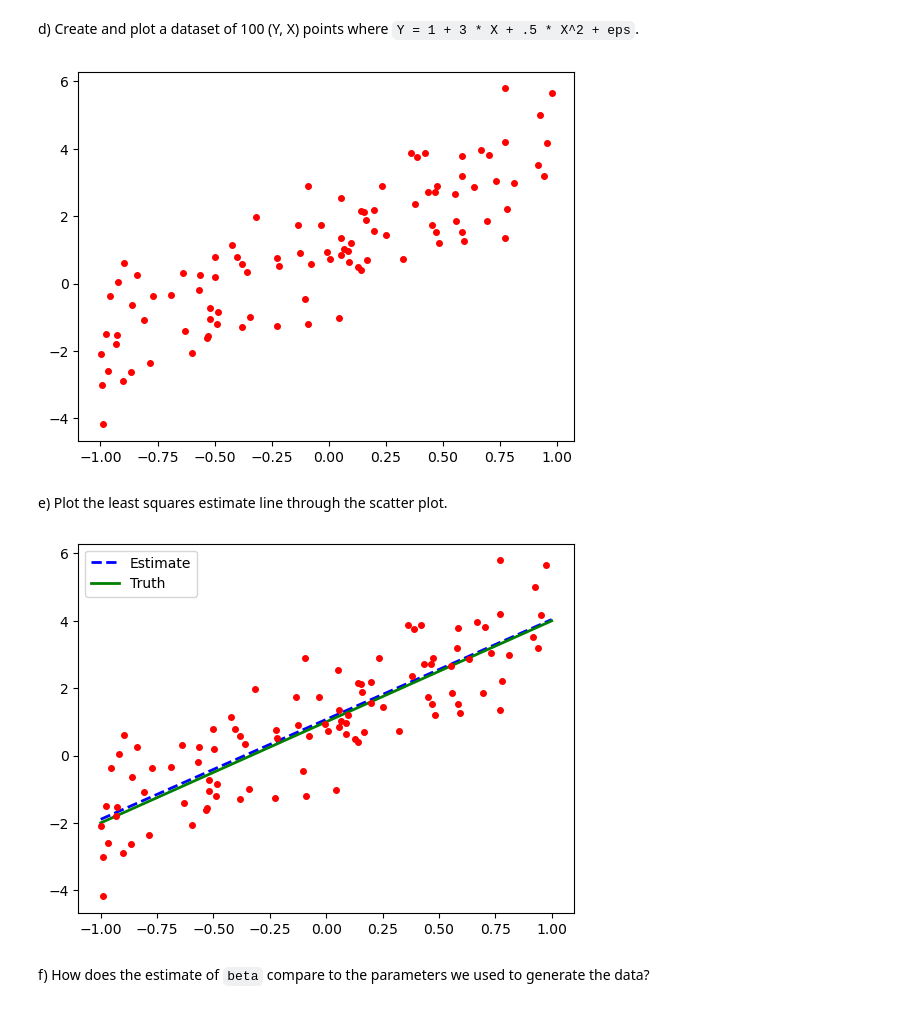
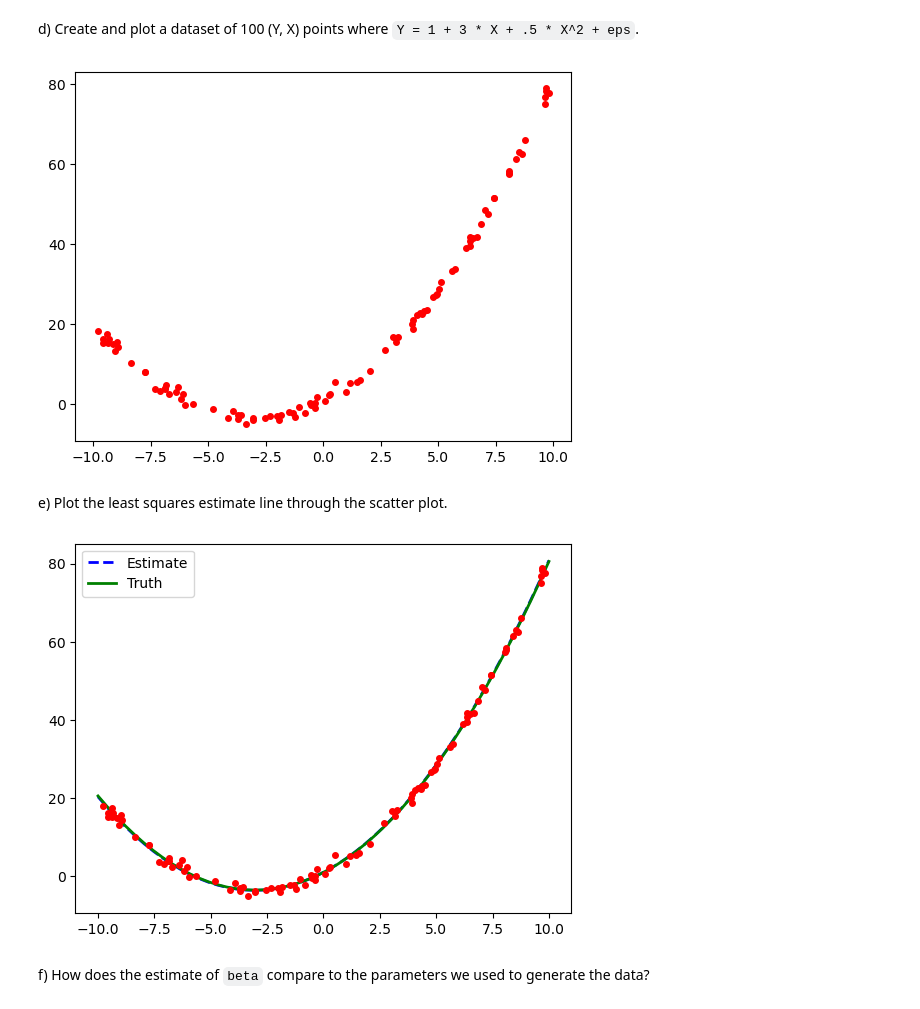
Before and after one commit to jasonw4/CS-506, a Jupyter notebook: worksheet_18.ipynb, the cells around one changed output. Cells and saved outputs as stored; diff of their text form; code cells hidden in the pictures.

```diff
--- a/worksheet_18.ipynb
+++ b/worksheet_18.ipynb
@@ -56,28 +56,28 @@ d) Create and plot a dataset of 100 (Y, X) points where `Y = 1 + 3 * X + .5 * X^
 SAMPLE_SIZE = 100
 
 true_beta = np.array([ 1 , 3, 0.5 ])
-x = -1.0 + 2.0 * np.random.random(SAMPLE_SIZE)
+x = -10 + 20 * np.random.random(SAMPLE_SIZE)
 y = true_beta[0] + true_beta[1] * x + true_beta[2]*x*x + np.random.randn(SAMPLE_SIZE)
 plt.plot(x,y,'ro',markersize=4)
 plt.show()
 # %% [output]
-[figure, old version]
+[figure, new version]
 # %% [markdown]
 e) Plot the least squares estimate line through the scatter plot.
 # %%
 intercept = np.ones(np.shape(x)[0])
-X = np.array([intercept, x]).T
+X = np.array([intercept, x, x*x]).T
 beta_hat = np.linalg.inv(X.T @ X) @ X.T @ y
 
-x_plot = np.linspace(-1,1,50)
-y_est = beta_hat[0] + beta_hat[1] * x_plot
+x_plot = np.linspace(-10,10,50)
+y_est = beta_hat[0] + beta_hat[1] * x_plot + beta_hat[2]*x_plot*x_plot
 plt.plot(x_plot, y_est,'b--', lw=2, label='Estimate')
-plt.plot(x_plot, true_beta[0] + true_beta[1] * x_plot, lw=2, c='g', label='Truth')
+plt.plot(x_plot, true_beta[0] + true_beta[1] * x_plot+ beta_hat[2]*x_plot*x_plot, lw=2, c='g', label='Truth')
 plt.plot(x, y,'ro',markersize=4)
 plt.legend()
 plt.show()
 # %% [output]
-[figure, old version]
+[figure, new version]
 # %% [markdown]
 f) How does the estimate of `beta` compare to the parameters we used to generate the data?
 # %% [markdown]
```
Also changed, not shown: parts of 3 cells of this notebook.
